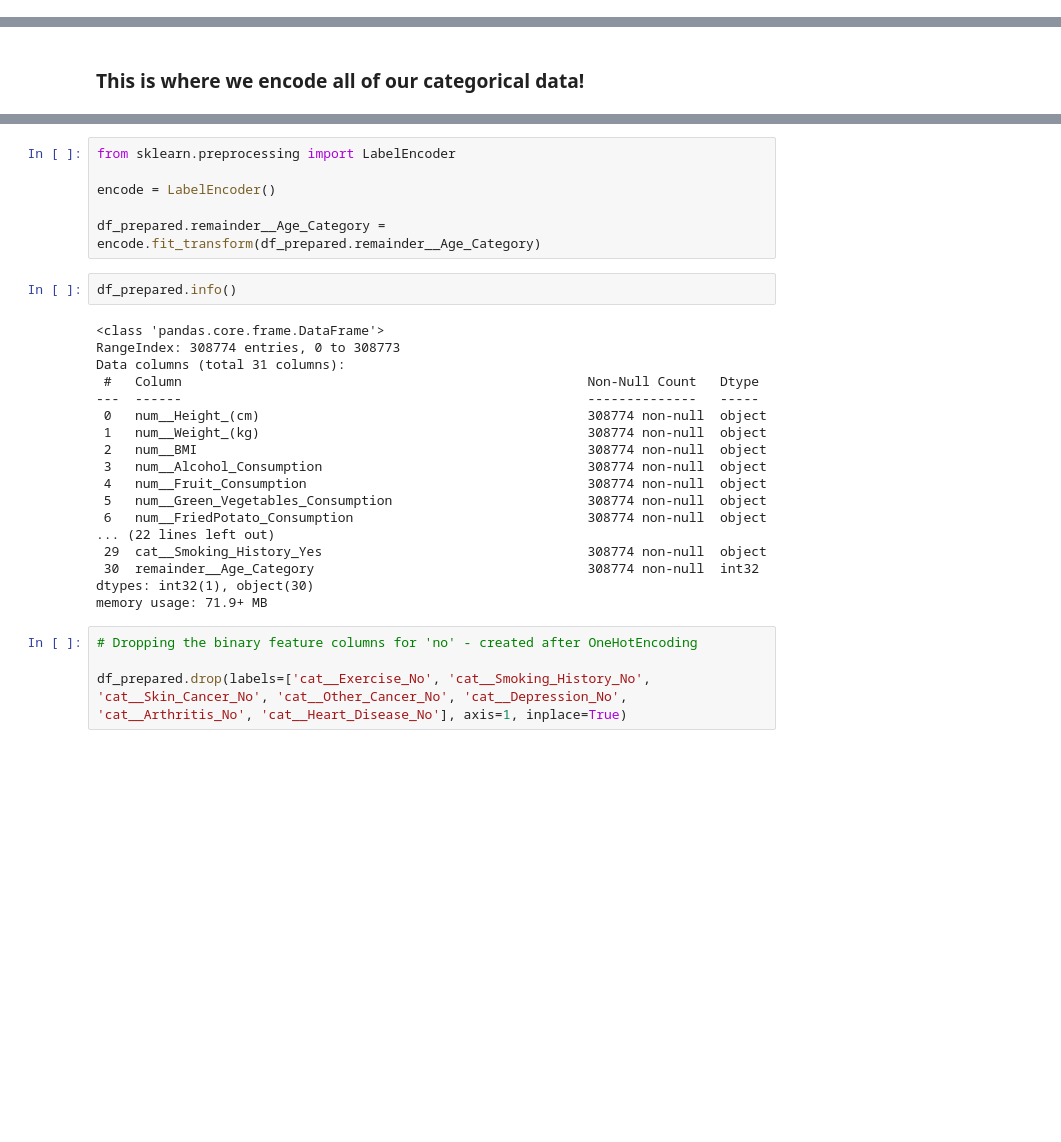
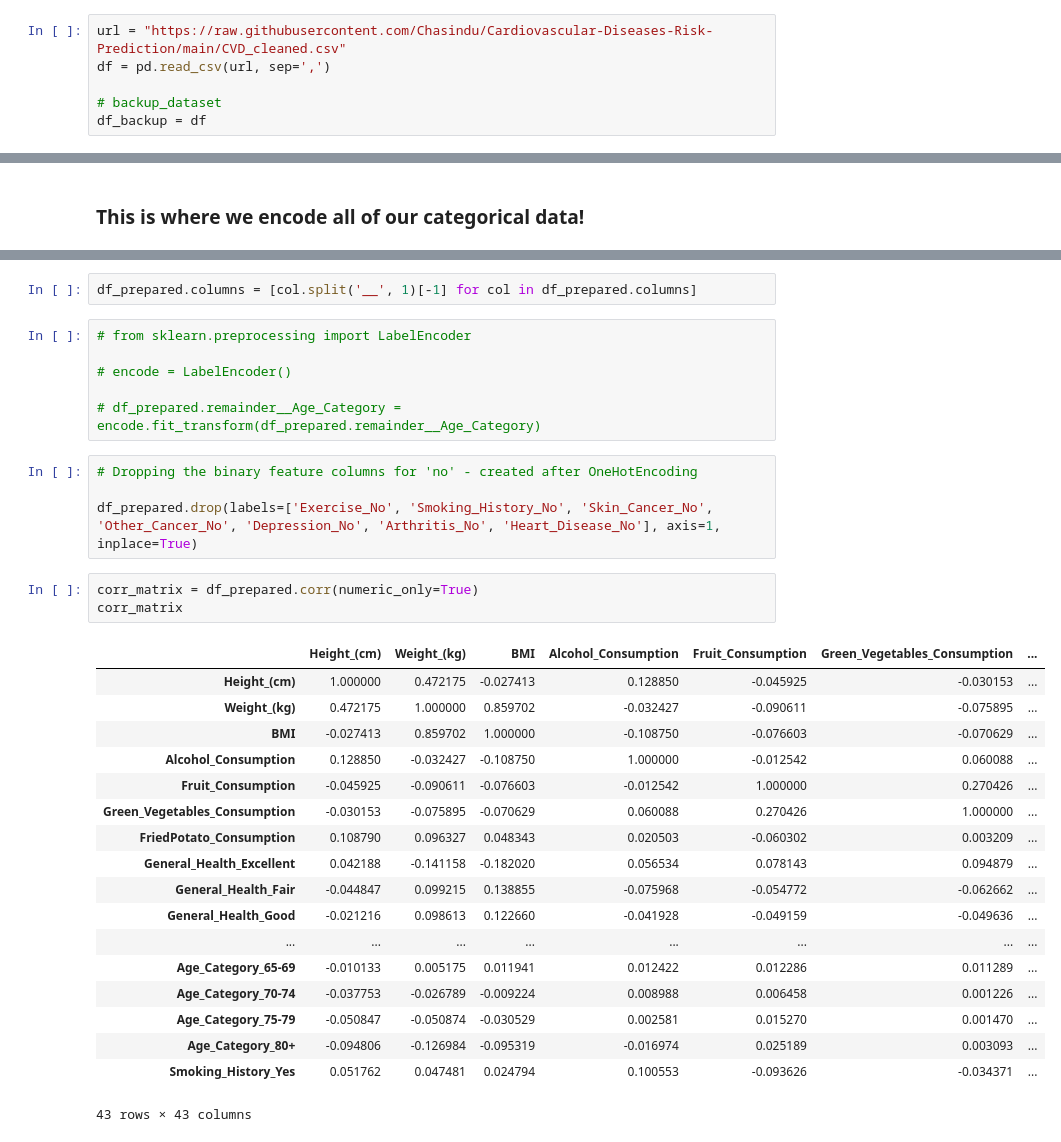
Before and after one commit to Chasindu/3401, a Jupyter notebook: Cardiovascular Diseases Risk Prediction.ipynb, the cells around one changed output, grey strips where cells are left out. Saved outputs shown, nothing was run; the diff lists cells and outputs as text; blank space fills up the shorter version.

```diff
--- a/Cardiovascular Diseases Risk Prediction.ipynb
+++ b/Cardiovascular Diseases Risk Prediction.ipynb
@@ -152,3 +158,9 @@ corr_matrix
+# %%
+url = "https://raw.githubusercontent.com/Chasindu/Cardiovascular-Diseases-Risk-Prediction/main/CVD_cleaned.csv"
+df = pd.read_csv(url, sep=',')
+
+# backup_dataset
+df_backup = df
 # %%
 # Check for duplicate rows and delete them
 df.duplicated().sum()
@@ -246,30 +273,34 @@ df_prepared = pd.DataFrame(data=df_prepared, columns=feature_names)
+# %%
+df_prepared.columns = [col.split('__', 1)[-1] for col in df_prepared.columns]
 # %%
-from sklearn.preprocessing import LabelEncoder
+# from sklearn.preprocessing import LabelEncoder
 
-encode = LabelEncoder()
+# encode = LabelEncoder()
 
-df_prepared.remainder__Age_Category = encode.fit_transform(df_prepared.remainder__Age_Category)
+# df_prepared.remainder__Age_Category = encode.fit_transform(df_prepared.remainder__Age_Category)
-# %%
-df_prepared.info()
-# %% [output]
-<class 'pandas.core.frame.DataFrame'>
-RangeIndex: 308774 entries, 0 to 308773
-Data columns (total 31 columns):
- #   Column                                                    Non-Null Count   Dtype
----  ------                                                    --------------   -----
- 0   num__Height_(cm)                                          308774 non-null  object
- 1   num__Weight_(kg)                                          308774 non-null  object
- 2   num__BMI                                                  308774 non-null  object
- 3   num__Alcohol_Consumption                                  308774 non-null  object
- 4   num__Fruit_Consumption                                    308774 non-null  object
- 5   num__Green_Vegetables_Consumption                         308774 non-null  object
- 6   num__FriedPotato_Consumption                              308774 non-null  object
-... (22 lines left out)
- 29  cat__Smoking_History_Yes                                  308774 non-null  object
- 30  remainder__Age_Category                                   308774 non-null  int32
-dtypes: int32(1), object(30)
-memory usage: 71.9+ MB
 # %%
 # Dropping the binary feature columns for 'no' - created after OneHotEncoding
 
-df_prepared.drop(labels=['cat__Exercise_No', 'cat__Smoking_History_No', 'cat__Skin_Cancer_No', 'cat__Other_Cancer_No', 'cat__Depression_No', 'cat__Arthritis_No', 'cat__Heart_Disease_No'], axis=1, inplace=True)
+df_prepared.drop(labels=['Exercise_No', 'Smoking_History_No', 'Skin_Cancer_No', 'Other_Cancer_No', 'Depression_No', 'Arthritis_No', 'Heart_Disease_No'], axis=1, inplace=True)
+# %%
+corr_matrix = df_prepared.corr(numeric_only=True)
+corr_matrix
+# %% [output]
+|  | Height_(cm) | Weight_(kg) | BMI | Alcohol_Consumption | Fruit_Consumption | Green_Vegetables_Consumption | ... |
+| Height_(cm) | 1.000000 | 0.472175 | -0.027413 | 0.128850 | -0.045925 | -0.030153 | ... |
+| Weight_(kg) | 0.472175 | 1.000000 | 0.859702 | -0.032427 | -0.090611 | -0.075895 | ... |
+| BMI | -0.027413 | 0.859702 | 1.000000 | -0.108750 | -0.076603 | -0.070629 | ... |
+| Alcohol_Consumption | 0.128850 | -0.032427 | -0.108750 | 1.000000 | -0.012542 | 0.060088 | ... |
+| Fruit_Consumption | -0.045925 | -0.090611 | -0.076603 | -0.012542 | 1.000000 | 0.270426 | ... |
+| Green_Vegetables_Consumption | -0.030153 | -0.075895 | -0.070629 | 0.060088 | 0.270426 | 1.000000 | ... |
+| FriedPotato_Consumption | 0.108790 | 0.096327 | 0.048343 | 0.020503 | -0.060302 | 0.003209 | ... |
+| General_Health_Excellent | 0.042188 | -0.141158 | -0.182020 | 0.056534 | 0.078143 | 0.094879 | ... |
+| General_Health_Fair | -0.044847 | 0.099215 | 0.138855 | -0.075968 | -0.054772 | -0.062662 | ... |
+| General_Health_Good | -0.021216 | 0.098613 | 0.122660 | -0.041928 | -0.049159 | -0.049636 | ... |
+| ... | ... | ... | ... | ... | ... | ... | ... |
+| Age_Category_65-69 | -0.010133 | 0.005175 | 0.011941 | 0.012422 | 0.012286 | 0.011289 | ... |
+| Age_Category_70-74 | -0.037753 | -0.026789 | -0.009224 | 0.008988 | 0.006458 | 0.001226 | ... |
+| Age_Category_75-79 | -0.050847 | -0.050874 | -0.030529 | 0.002581 | 0.015270 | 0.001470 | ... |
+| Age_Category_80+ | -0.094806 | -0.126984 | -0.095319 | -0.016974 | 0.025189 | 0.003093 | ... |
+| Smoking_History_Yes | 0.051762 | 0.047481 | 0.024794 | 0.100553 | -0.093626 | -0.034371 | ... |
+43 rows × 43 columns
```
Also changed, not shown: parts of 7 cells of this notebook.
